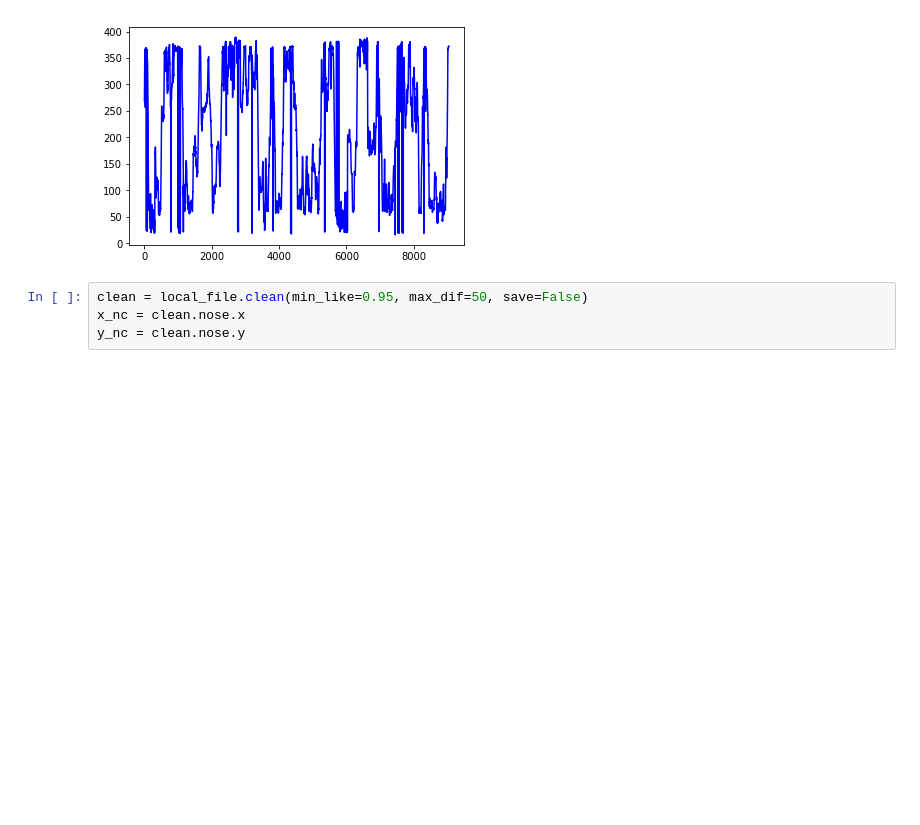
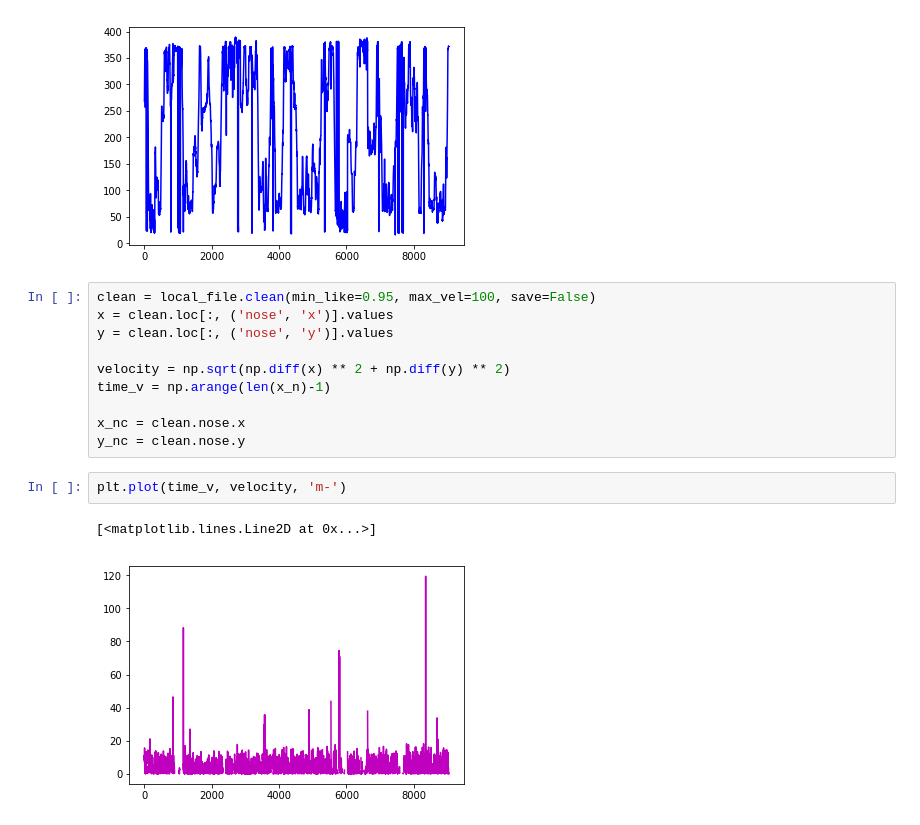
Before and after one commit to caniko/BiKiPy, a Jupyter notebook: DLCA example.ipynb, the cells around one changed output. Saved outputs shown, nothing was run; the diff lists cells and outputs as text; blank space fills up the shorter version.

```diff
--- a/DLCA example.ipynb
+++ b/DLCA example.ipynb
@@ -71,7 +58,18 @@ plt.plot(time, y_n, 'b-')
 [<matplotlib.lines.Line2D at 0x...>]
 [figure]
 # %%
-clean = local_file.clean(min_like=0.95, max_dif=50, save=False)
+clean = local_file.clean(min_like=0.95, max_vel=100, save=False)
+x = clean.loc[:, ('nose', 'x')].values
+y = clean.loc[:, ('nose', 'y')].values
+
+velocity = np.sqrt(np.diff(x) ** 2 + np.diff(y) ** 2)
+time_v = np.arange(len(x_n)-1)
+
 x_nc = clean.nose.x
 y_nc = clean.nose.y
+# %%
+plt.plot(time_v, velocity, 'm-')
+# %% [output]
+[<matplotlib.lines.Line2D at 0x...>]
+[figure, added]
 # %%
```
Also changed, not shown: parts of 12 cells of this notebook, 5 other files.
